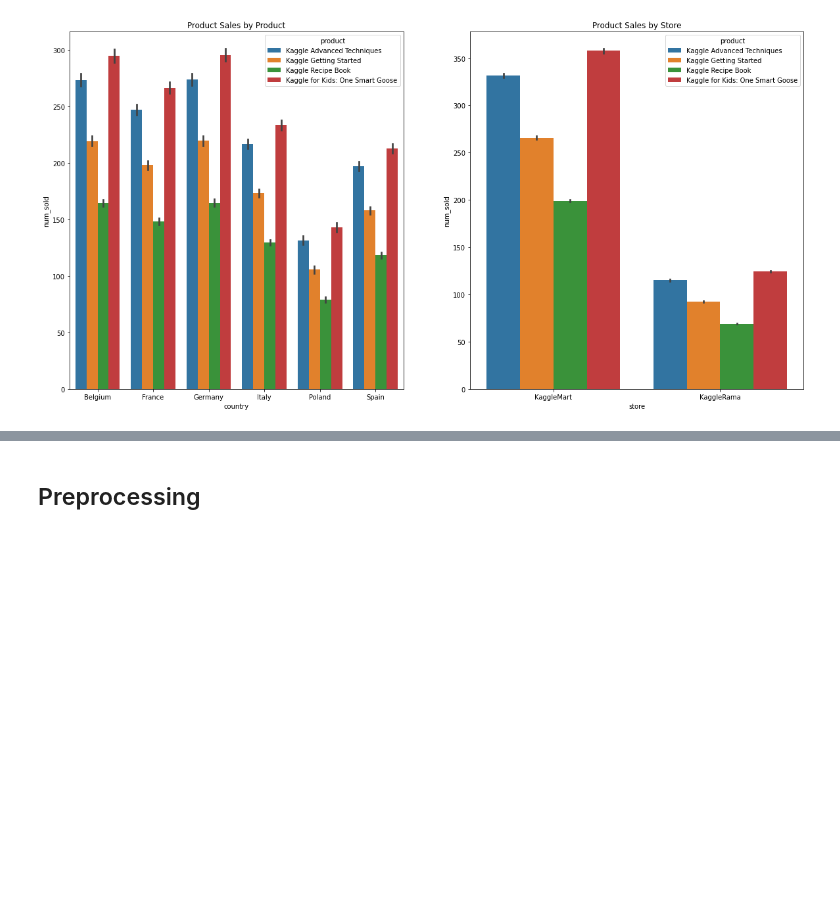
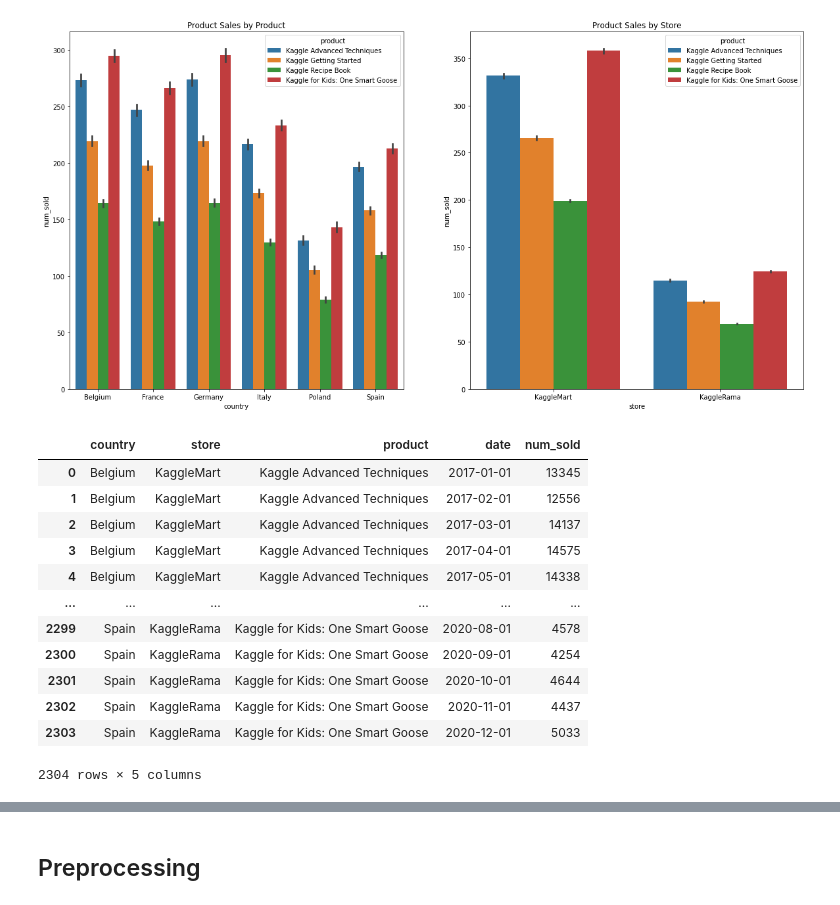
Before and after one commit to nanan4th/Tabular-Playground-Series, a Jupyter notebook: TPS Sep 2022/TPS Sep 2022.ipynb, the cells around one changed output, grey strips where cells are left out. Cells and saved outputs as stored; diff of their text form; code cells hidden in the pictures; blank space fills up the shorter version.

```diff
--- a/TPS Sep 2022/TPS Sep 2022.ipynb
+++ b/TPS Sep 2022/TPS Sep 2022.ipynb
@@ -121,3 +130,20 @@ ax2.set_title("Product Sales by Store")
 # %% [output]
 Text(0.5, 1.0, 'Product Sales by Store')
 [figure]
+# %%
+monthly_sales = train_data.groupby(['country', 'store', 'product', pd.Grouper(key='date', freq='MS')])['num_sold'].sum().reset_index()
+monthly_sales
+# %% [output]
+|  | country | store | product | date | num_sold |
+| 0 | Belgium | KaggleMart | Kaggle Advanced Techniques | 2017-01-01 | 13345 |
+| 1 | Belgium | KaggleMart | Kaggle Advanced Techniques | 2017-02-01 | 12556 |
+| 2 | Belgium | KaggleMart | Kaggle Advanced Techniques | 2017-03-01 | 14137 |
+| 3 | Belgium | KaggleMart | Kaggle Advanced Techniques | 2017-04-01 | 14575 |
+| 4 | Belgium | KaggleMart | Kaggle Advanced Techniques | 2017-05-01 | 14338 |
+| ... | ... | ... | ... | ... | ... |
+| 2299 | Spain | KaggleRama | Kaggle for Kids: One Smart Goose | 2020-08-01 | 4578 |
+| 2300 | Spain | KaggleRama | Kaggle for Kids: One Smart Goose | 2020-09-01 | 4254 |
+| 2301 | Spain | KaggleRama | Kaggle for Kids: One Smart Goose | 2020-10-01 | 4644 |
+| 2302 | Spain | KaggleRama | Kaggle for Kids: One Smart Goose | 2020-11-01 | 4437 |
+| 2303 | Spain | KaggleRama | Kaggle for Kids: One Smart Goose | 2020-12-01 | 5033 |
+2304 rows × 5 columns
```
Also changed, not shown: parts of 11 cells of this notebook, 20 other files.
